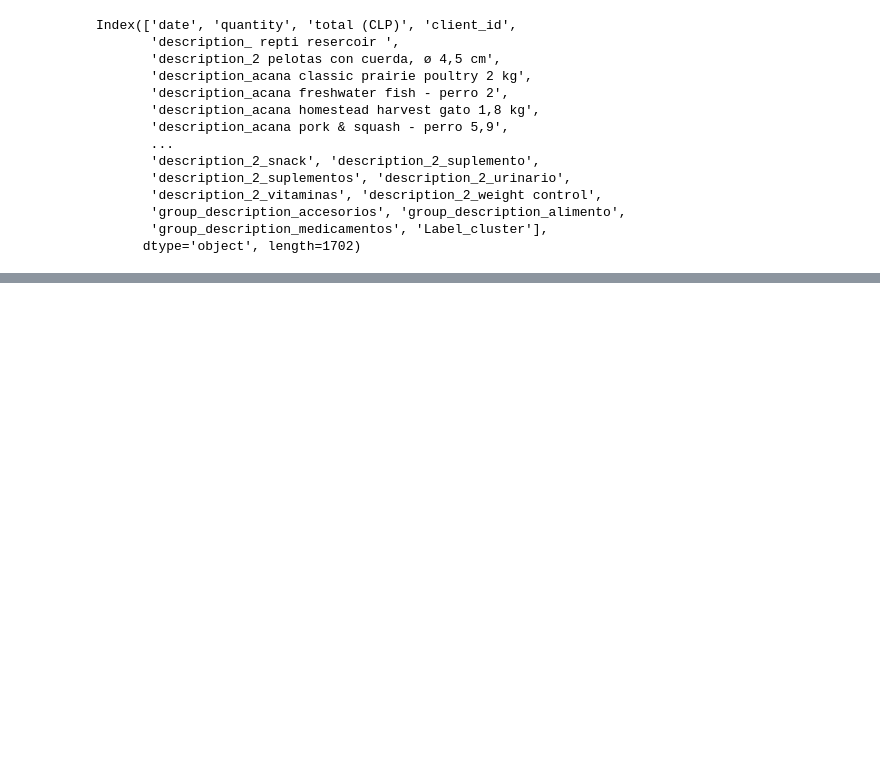
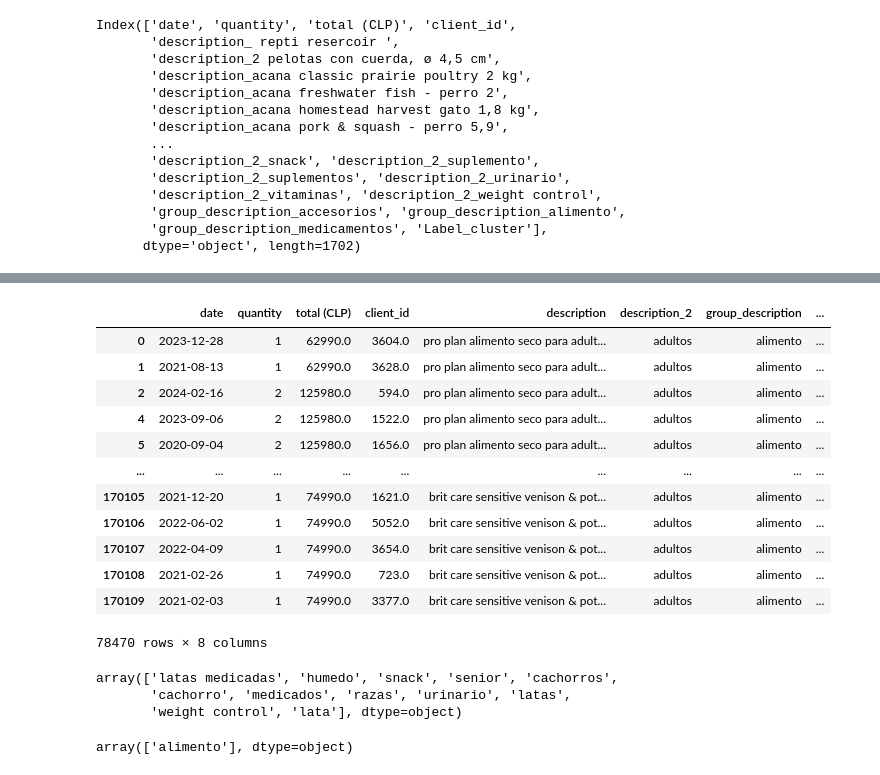
Before and after one commit to yaelcohenk/Capstone, a Jupyter notebook: src/EDA.ipynb, the cells around one changed output, grey strips where cells are left out. Saved outputs shown, nothing was run; the diff lists cells and outputs as text; code cells hidden in the pictures; blank space fills up the shorter version.

Commit message:
Avances en KMeans

```diff
--- a/src/EDA.ipynb
+++ b/src/EDA.ipynb
@@ -1248,3 +1248,6 @@ Index(['date', 'quantity', 'total (CLP)', 'client_id',
        'group_description_accesorios', 'group_description_alimento',
        'group_description_medicamentos', 'Label_cluster'],
       dtype='object', length=1702)
+# %%
+zz = datos_kmeans.dropna()
+zz["label_cluster"] = labels
@@ -1250,0 +1312,3 @@ Index(['date', 'quantity', 'total (CLP)', 'client_id',
+# %%
+zz_1 = zz[zz["label_cluster"] == 1]
+zz_1["description_2"].unique()
@@ -1250,0 +1336,27 @@ Index(['date', 'quantity', 'total (CLP)', 'client_id',
+# %%
+zz_1
+# %% [output]
+|  | date | quantity | total (CLP) | client_id | description | description_2 | group_description | ... |
+| 0 | 2023-12-28 | 1 | 62990.0 | 3604.0 | pro plan alimento seco para adult... | adultos | alimento | ... |
+| 1 | 2021-08-13 | 1 | 62990.0 | 3628.0 | pro plan alimento seco para adult... | adultos | alimento | ... |
+| 2 | 2024-02-16 | 2 | 125980.0 | 594.0 | pro plan alimento seco para adult... | adultos | alimento | ... |
+| 4 | 2023-09-06 | 2 | 125980.0 | 1522.0 | pro plan alimento seco para adult... | adultos | alimento | ... |
+| 5 | 2020-09-04 | 2 | 125980.0 | 1656.0 | pro plan alimento seco para adult... | adultos | alimento | ... |
+| ... | ... | ... | ... | ... | ... | ... | ... | ... |
+| 170105 | 2021-12-20 | 1 | 74990.0 | 1621.0 | brit care sensitive venison & pot... | adultos | alimento | ... |
+| 170106 | 2022-06-02 | 1 | 74990.0 | 5052.0 | brit care sensitive venison & pot... | adultos | alimento | ... |
+| 170107 | 2022-04-09 | 1 | 74990.0 | 3654.0 | brit care sensitive venison & pot... | adultos | alimento | ... |
+| 170108 | 2021-02-26 | 1 | 74990.0 | 723.0 | brit care sensitive venison & pot... | adultos | alimento | ... |
+| 170109 | 2021-02-03 | 1 | 74990.0 | 3377.0 | brit care sensitive venison & pot... | adultos | alimento | ... |
+78470 rows × 8 columns
+# %%
+zz_2 = zz[zz["label_cluster"] == 2]
+zz_2["description_2"].unique()
+# %% [output]
+array(['latas medicadas', 'humedo', 'snack', 'senior', 'cachorros',
+       'cachorro', 'medicados', 'razas', 'urinario', 'latas',
+       'weight control', 'lata'], dtype=object)
+# %%
+zz_2["group_description"].unique()
+# %% [output]
+array(['alimento'], dtype=object)
```
Also changed, not shown: parts of 15 cells of this notebook.
